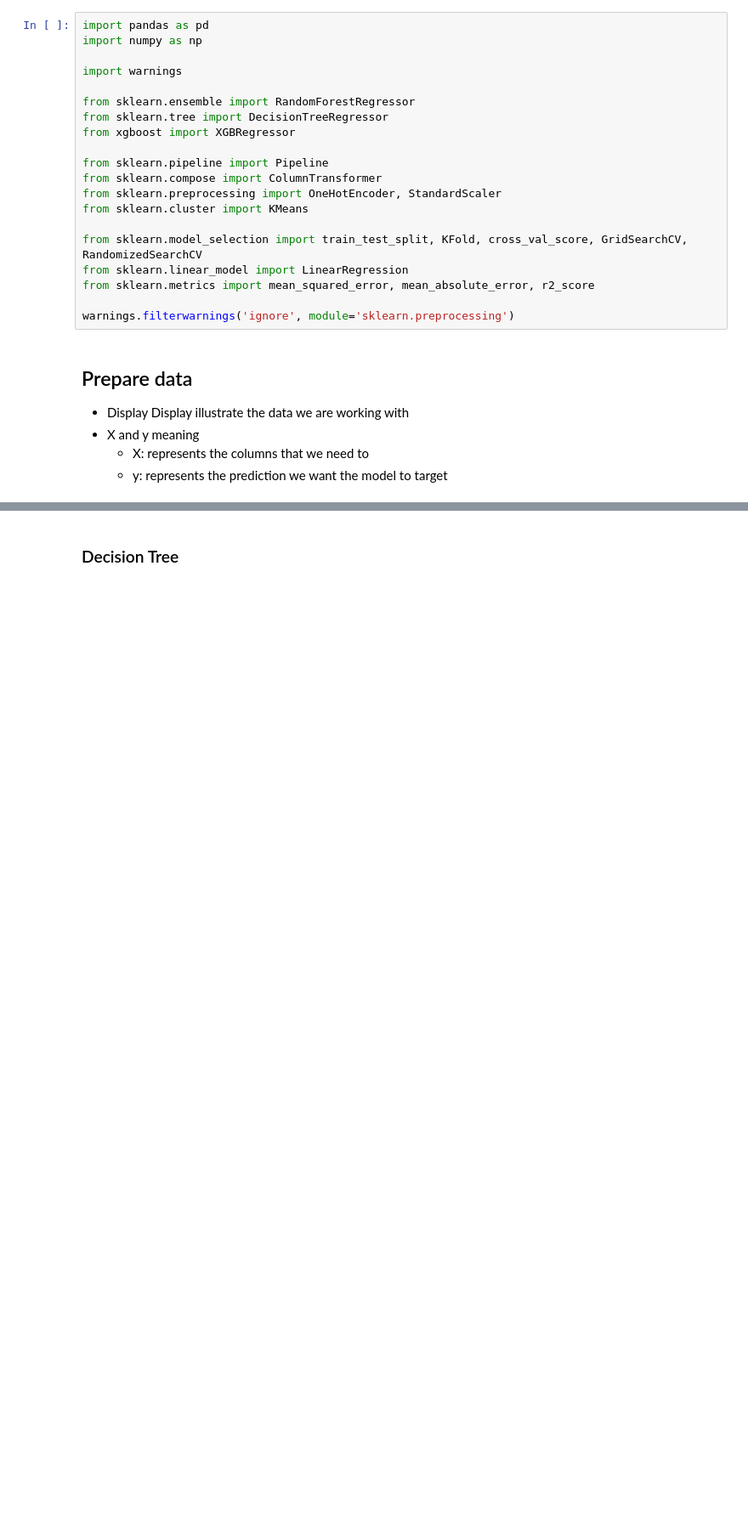
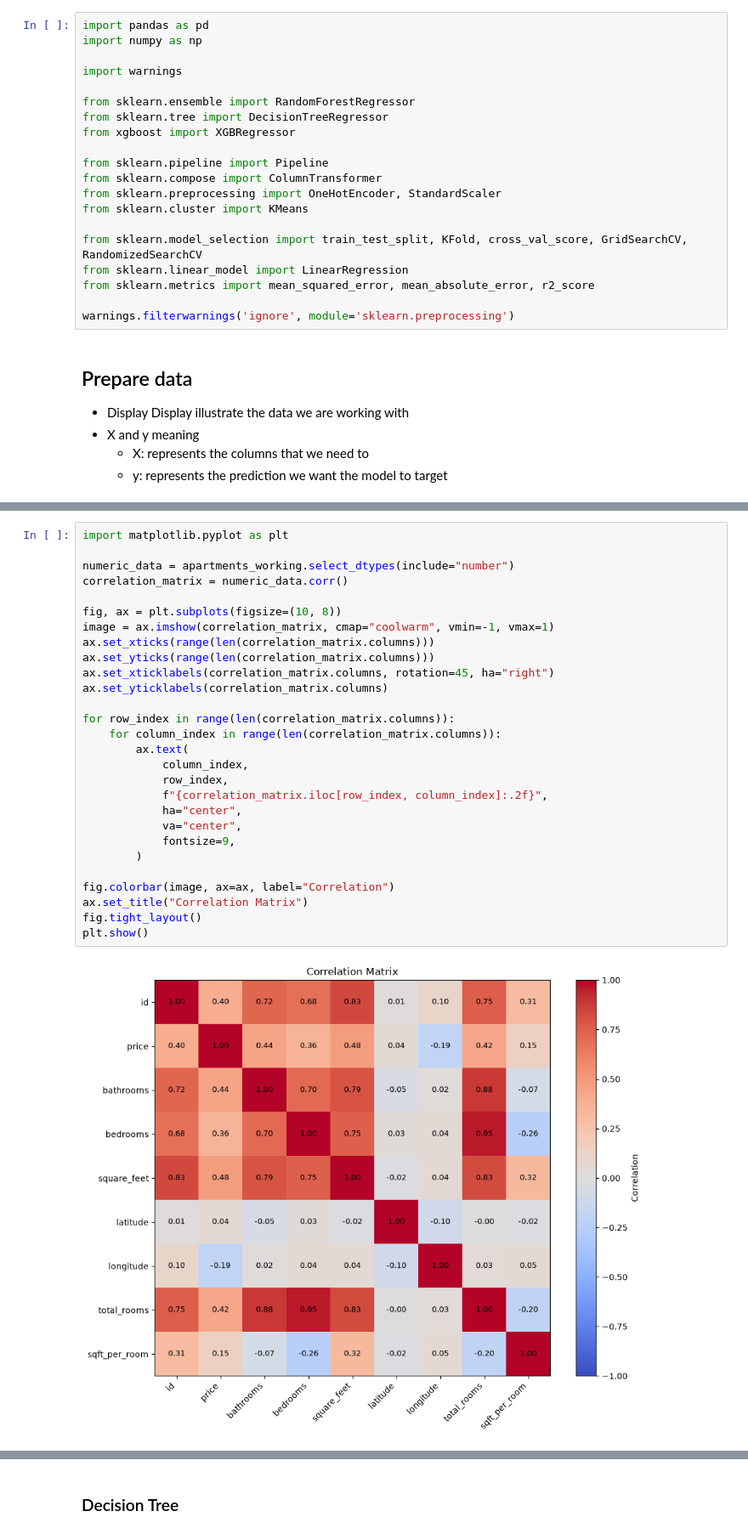
Before and after one commit to Lvl-Up-Slime/CAI_4105_2026_Fall_Team_6, a Jupyter notebook: challenge1/challenge1.ipynb, the cells around one changed output, grey strips where cells are left out. Shown at 85% size. Cells and saved outputs as stored; diff of their text form; blank space fills up the shorter version.

```diff
--- a/challenge1/challenge1.ipynb
+++ b/challenge1/challenge1.ipynb
@@ -66,3 +67,33 @@ dtypes: float64(6), int64(3), str(3)
 memory usage: 693.7 KB
+# %%
+import matplotlib.pyplot as plt
+
+numeric_data = apartments_working.select_dtypes(include="number")
+correlation_matrix = numeric_data.corr()
+
+fig, ax = plt.subplots(figsize=(10, 8))
+image = ax.imshow(correlation_matrix, cmap="coolwarm", vmin=-1, vmax=1)
+ax.set_xticks(range(len(correlation_matrix.columns)))
+ax.set_yticks(range(len(correlation_matrix.columns)))
+ax.set_xticklabels(correlation_matrix.columns, rotation=45, ha="right")
+ax.set_yticklabels(correlation_matrix.columns)
+
+for row_index in range(len(correlation_matrix.columns)):
+    for column_index in range(len(correlation_matrix.columns)):
+        ax.text(
+            column_index,
+            row_index,
+            f"{correlation_matrix.iloc[row_index, column_index]:.2f}",
+            ha="center",
+            va="center",
+            fontsize=9,
+        )
+
+fig.colorbar(image, ax=ax, label="Correlation")
+ax.set_title("Correlation Matrix")
+fig.tight_layout()
+plt.show()
+# %% [output]
+[figure, added]
 # %%
 
```
Also changed, not shown: parts of 17 cells of this notebook, 3 other files.
